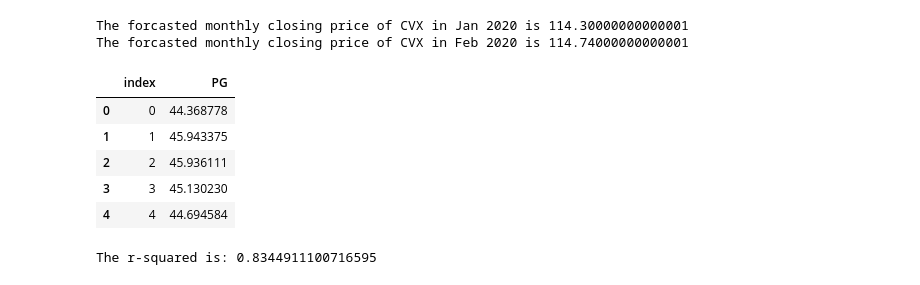
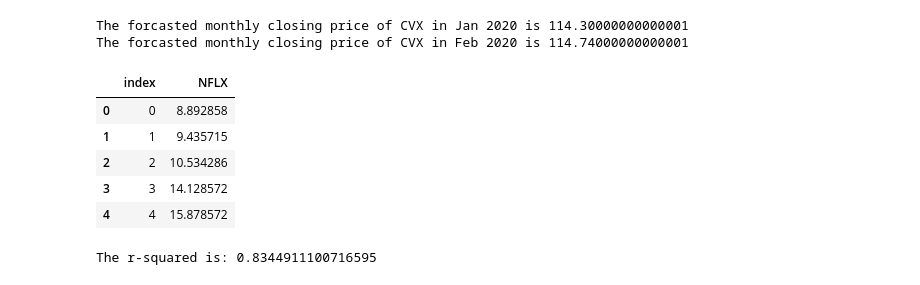
Before and after one commit to claybeaver/Group9_Project1, a Jupyter notebook: Final_notebook.ipynb, the cells around one changed output. Saved outputs shown, nothing was run; the diff lists cells and outputs as text; code cells hidden in the pictures.

Commit message:
Swap PG with NFLX, add describe method to confirm the numbers, output them in csv and added to presentation. Draft of Final PPT.

```diff
--- a/Final_notebook.ipynb
+++ b/Final_notebook.ipynb
@@ -1324,15 +1362,20 @@ pg_reg_df = combined_df[["Date", "PG"]]
 pg_reg_df.head()
 
 pg_reg_df = pg_reg_df.drop(["Date"], axis=1).reset_index()
+# %%
+nflx_reg_df = combined_df[["Date", "NFLX"]]
+nflx_reg_df.head()
+
+nflx_reg_df = nflx_reg_df.drop(["Date"], axis=1).reset_index()
 # %%
-pg_reg_df.head()
+nflx_reg_df.head()
 # %% [output]
-|  | index | PG |
-| 0 | 0 | 44.368778 |
-| 1 | 1 | 45.943375 |
-| 2 | 2 | 45.936111 |
-| 3 | 3 | 45.130230 |
-| 4 | 4 | 44.694584 |
+|  | index | NFLX |
+| 0 | 0 | 8.892858 |
+| 1 | 1 | 9.435715 |
+| 2 | 2 | 10.534286 |
+| 3 | 3 | 14.128572 |
+| 4 | 4 | 15.878572 |
 # %%
 #PEP Regression
 #Define x and y variables for scatter plot
```
Also changed, not shown: parts of 13 cells of this notebook, 16 other files.
